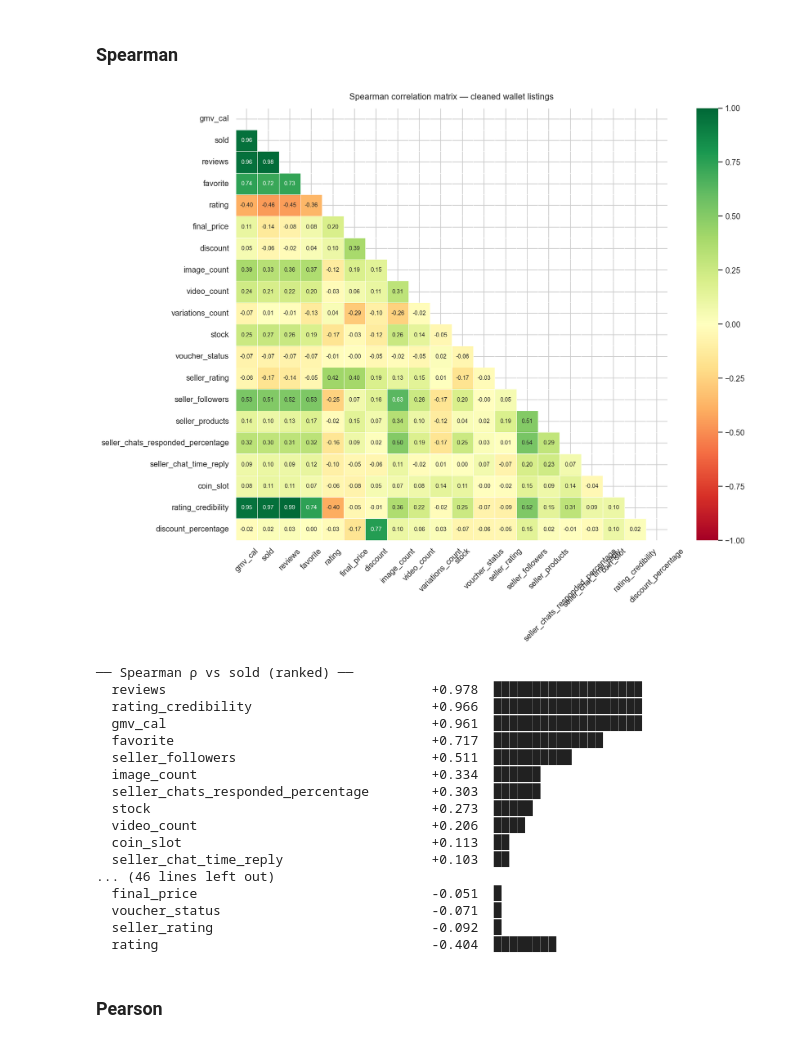
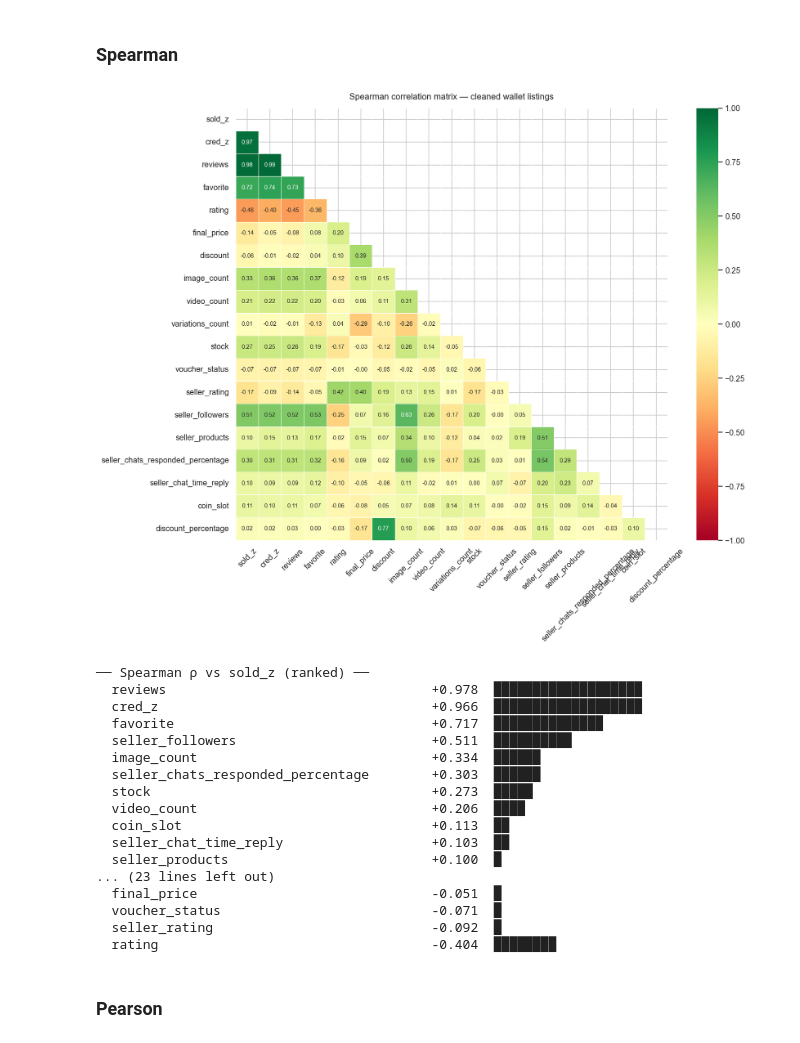
Before and after one commit to claranatalie01/COMP4501-FYP, a Jupyter notebook: angel/02_Dompet_NormalizeData.ipynb, the cells around one changed output. Drawn from its saved outputs; the diff is of its cells as text; code cells hidden in the pictures.

Commit message:
eda_angel - add code for sold_z and cred_z

```diff
--- a/angel/02_Dompet_NormalizeData.ipynb
+++ b/angel/02_Dompet_NormalizeData.ipynb
@@ -31,6 +31,13 @@ df.columns.tolist()
  'log_rating',
  'log_sold',
  'rating_credibility']
+# %%
+def zscore_series(s):
+    s = pd.to_numeric(s, errors='coerce')
+    std = s.std()
+    if std == 0 or pd.isna(std):
+        return pd.Series(np.zeros(len(s)), index=s.index)
+    return (s - s.mean()) / std
 # %%
 # --- Data cleaning & preprocessing ---
 
@@ -82,6 +89,20 @@ df['discount_percentage'] = (pd.to_numeric(df['initial_price'], errors='coerce')
 
 df['rating_credibility'] = df['rating'] * np.tanh(df['reviews'] / 100)
 
+## Add X score for sold and rating credibility
+tmp_corr = df[['sold', 'rating_credibility']].copy()
+tmp_corr['sold'] = pd.to_numeric(tmp_corr['sold'], errors='coerce')
+tmp_corr['rating_credibility'] = pd.to_numeric(tmp_corr['rating_credibility'], errors='coerce')
+
+tmp_corr = tmp_corr.dropna(subset=['sold', 'rating_credibility']).copy()
+
+tmp_corr['sold_z'] = zscore_series(tmp_corr['sold'])
+tmp_corr['cred_z'] = zscore_series(tmp_corr['rating_credibility'])
+
+# Add the sold_z and cred_z columns to df as well
+df['sold_z'] = tmp_corr['sold_z']
+df['cred_z'] = tmp_corr['cred_z']
+
 print(f"All columns logged, discount percentage and rating credibility created")
 print(f"Final dataset shape: {df.shape[0]:,} rows × {df.shape[1]} cols")
 print("Saving dataset to './data/dompet_final_cleaned_v3.csv'...")
@@ -108,57 +153,48 @@ df.head(5)
 # %%
 # ── Master heatmap — which features correlate with GMV? ──────────
 corr_cols = [
-    'gmv_cal', 'sold', 'reviews', 'favorite', 'rating',
+    'sold_z', 'cred_z', 'reviews', 'favorite', 'rating',
     'final_price', 'discount', 'image_count', 'video_count',
     'variations_count', 'stock', 'voucher_status',
     'seller_rating', 'seller_followers', 'seller_products',
     'seller_chats_responded_percentage', 'seller_chat_time_reply',
-    'coin_slot', 'rating_credibility', 'discount_percentage',
+    'coin_slot', 'discount_percentage',
 ]
 
 spearman_mx = df[corr_cols].corr(method='spearman')
 
 fig, ax = plt.subplots(figsize=(14, 11))
 mask = np.triu(np.ones_like(spearman_mx, dtype=bool))
 sns.heatmap(
     spearman_mx, mask=mask,
     annot=True, fmt='.2f', annot_kws={'size': 8},
     cmap='RdYlGn', center=0, vmin=-1, vmax=1,
     linewidths=0.4, linecolor='white', square=True, ax=ax
 )
 ax.set_title('Spearman correlation matrix — cleaned wallet listings', fontsize=12, pad=12)
 ax.tick_params(axis='x', rotation=45)
 ax.tick_params(axis='y', rotation=0)
 plt.tight_layout()
 plt.show()
 
-sold_corr = spearman_mx['sold'].drop('sold').sort_values(ascending=False)
-print("\n── Spearman ρ vs sold (ranked) ──")
+sold_corr = spearman_mx['sold_z'].drop('sold_z').sort_values(ascending=False)
+print("\n── Spearman ρ vs sold_z (ranked) ──")
 for feat, val in sold_corr.items():
     bar  = '█' * int(abs(val) * 20)
     sign = '+' if val >= 0 else ''
     print(f"  {feat:40} {sign}{val:.3f}  {bar}")
 
-rating_corr = spearman_mx['rating'].drop('rating').sort_values(ascending=False)
-print("\n── Spearman ρ vs rating (ranked) ──")
-for feat, val in rating_corr.items():
-    bar  = '█' * int(abs(val) * 20)
-    sign = '+' if val >= 0 else ''
-    print(f"  {feat:40} {sign}{val:.3f}  {bar}")
-
-
-rating_cred_corr = spearman_mx['rating_credibility'].drop('rating_credibility').sort_values(ascending=False)
-print("\n── Spearman ρ vs rating_credibility (ranked) ──")
+rating_cred_corr = spearman_mx['cred_z'].drop('cred_z').sort_values(ascending=False)
+print("\n── Spearman ρ vs raticred_zng_credibility (ranked) ──")
 for feat, val in rating_cred_corr.items():
     bar  = '█' * int(abs(val) * 20)
     sign = '+' if val >= 0 else ''
     print(f"  {feat:40} {sign}{val:.3f}  {bar}")
 # %% [output]
-[figure, old version]
+[figure, new version]
-── Spearman ρ vs sold (ranked) ──
+── Spearman ρ vs sold_z (ranked) ──
   reviews                                  +0.978  ███████████████████
-  rating_credibility                       +0.966  ███████████████████
-  gmv_cal                                  +0.961  ███████████████████
+  cred_z                                   +0.966  ███████████████████
   favorite                                 +0.717  ██████████████
   seller_followers                         +0.511  ██████████
   image_count                              +0.334  ██████
@@ -167,7 +203,8 @@ for feat, val in rating_cred_corr.items():
   video_count                              +0.206  ████
   coin_slot                                +0.113  ██
   seller_chat_time_reply                   +0.103  ██
-... (46 lines left out)
+  seller_products                          +0.100  █
+... (23 lines left out)
   final_price                              -0.051  █
   voucher_status                           -0.071  █
   seller_rating                            -0.092  █
```
Also changed, not shown: parts of 5 cells of this notebook.
